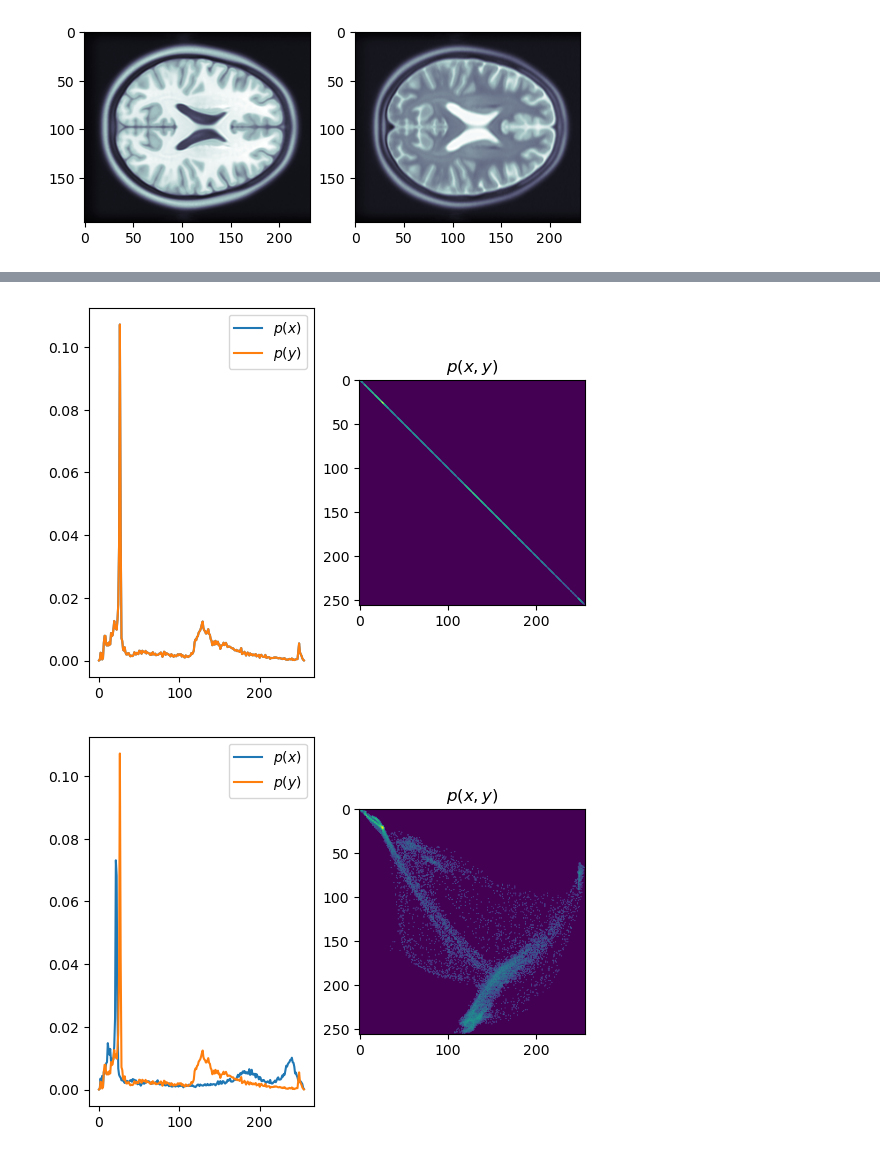
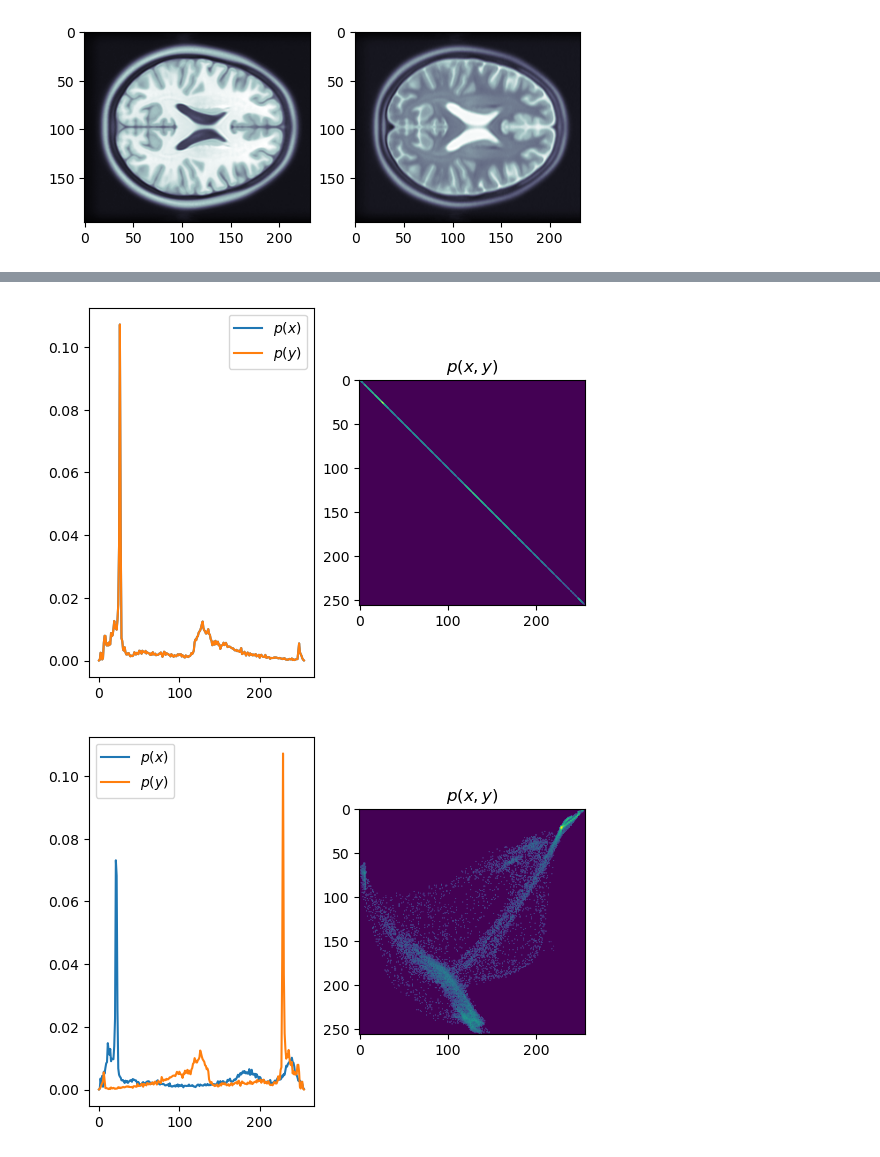
Before and after one commit to TUM-LMF/2023_ET, a Jupyter notebook: py/03_Images.ipynb, the cells around one changed output, grey strips where cells are left out. Saved outputs shown, nothing was run; the diff lists cells and outputs as text; code cells hidden in the pictures.

```diff
--- a/py/03_Images.ipynb
+++ b/py/03_Images.ipynb
@@ -92,7 +92,7 @@ def MI(X, Y):
 
     H_x, _ = np.histogram(X, bins=2**B, density=True)
     H_y, _ = np.histogram(Y, bins=2**B, density=True)
-    H_xy   = np.histogram2d(X, Y.ravel(), bins=2**B, density=True)
+    H_xy   = np.histogram2d(X, Y, bins=2**B, density=True)
 
     fig, ax = plt.subplots(1,2)
     ax[0].plot(H_x, label='$p(x)$')
@@ -100,20 +100,19 @@ def MI(X, Y):
     ax[0].legend()
 
     ax[1].imshow(H_xy[0]+1e-5, norm=colors.LogNorm())
-    # plt.colorbar()
     ax[1].set_title('$p(x,y)$')
 
     I = 0
     for x, y in zip(X, Y):
-        I += H_xy[0][x][y] * np.log(H_xy[0][x, y] / (H_x[x] * H_y[y]))
+        I += H_xy[0][x, y] * np.log(H_xy[0][x, y] / (H_x[x] * H_y[y]))
 
     return I
 # %% [markdown]
 These two images have inverted intensities and are shifted towards earch other along the horizontal axis.
 # %%
 from matplotlib import image
-img1 = image.imread('data/mri_t1.png')
-img2 = image.imread('data/mri_t2.png')
+img1 = (255.*image.imread('data/mri_t1.png')).astype(np.uint8)
+img2 = (255.*image.imread('data/mri_t2.png')).astype(np.uint8)
 
 _, ax = plt.subplots(1,2)
 ax[0].imshow(img1, cmap='bone')
@@ -124,8 +123,9 @@ ax[1].imshow(img2, cmap='bone')
 # %%
 I_x = MI(img1, img1)
 I_y = MI(img2, img2)
+I_xy_= MI(img1, 255-img2)
 I_xy= MI(img1, img2)
 # %% [output]
 [figure]
 [figure]
-[figure, old version]
+[figure, new version]
```
Also changed, not shown: parts of 2 cells of this notebook.
